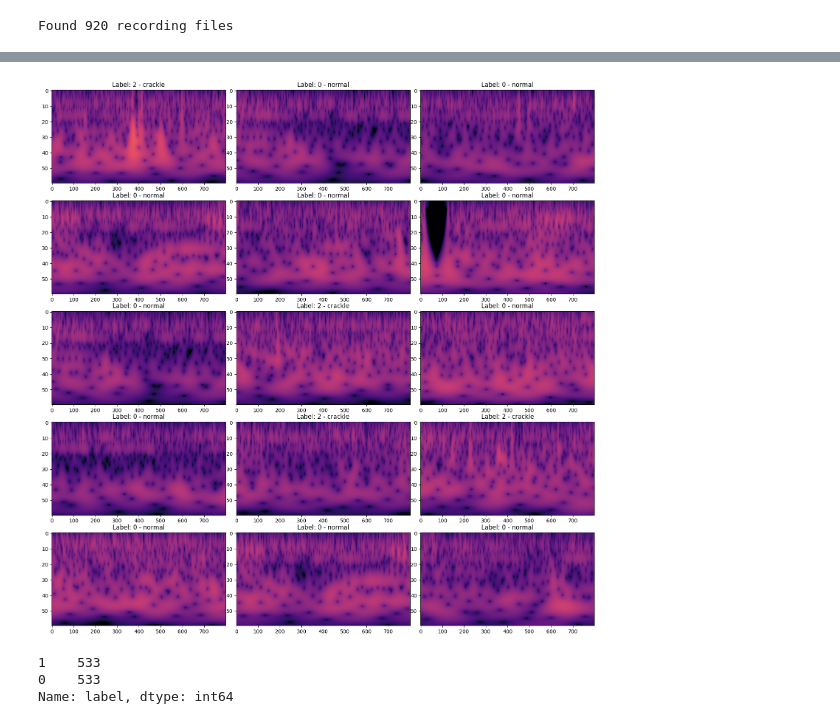
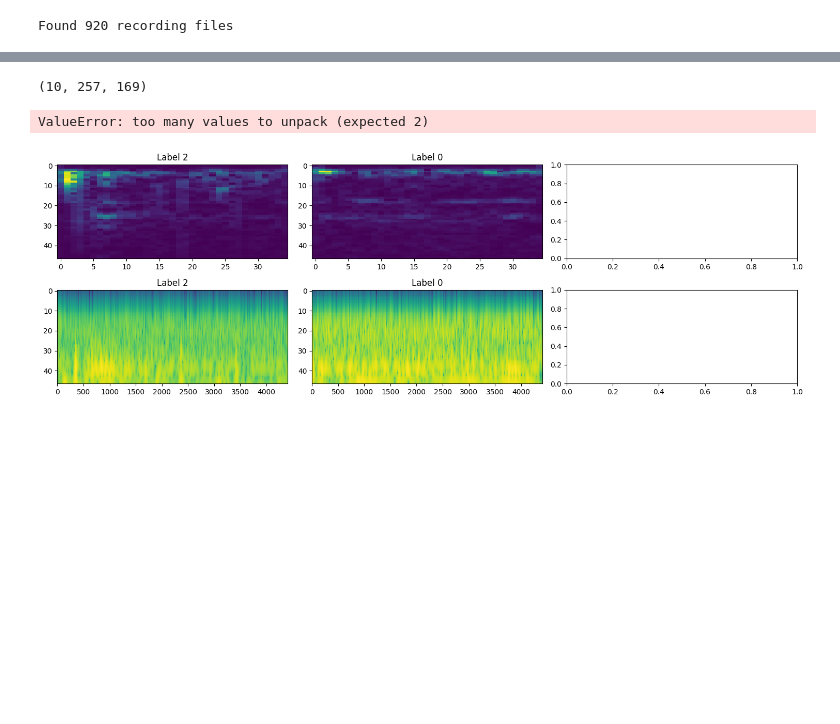
Before and after one commit to bastienorset-huma/respiratory_sound, a Jupyter notebook: src/respiratory_sound/1_check_time.ipynb, the cells around one changed output, grey strips where cells are left out. Drawn from its saved outputs; the diff is of its cells as text; code cells hidden in the pictures; blank space fills up the shorter version.

Commit message:
segmentation before STFT

```diff
--- a/src/respiratory_sound/1_check_time.ipynb
+++ b/src/respiratory_sound/1_check_time.ipynb
@@ -48,6 +48,0 @@ df_label = event_manager.segment_event_annotation(data_filtered,win_len=win_len,
-# %%
-print(df_label.label.value_counts())
-df_label = select_nsample_normal(df_label)
-epochs_,_ = epoching.get_epoching_from_label(data_feature,df_label,mean=mean)
-print(epochs_.shape)
-print(df_label.label.value_counts())
@@ -62,28 +48,0 @@ Name: label, dtype: int64
-# %%
-
-DB_RANGE = 100 # dynamic range to show in dB
-CMAP = 'magma'
-
-classes = {0:'normal',1:'wheeze',2:'crackle'}
-f,axes = plt.subplots(5,3,figsize=(15,15))
-axes = axes.flatten()
-for ax in axes:
-    index_classes_sample = df_label.sample().index[0]
-    label_ = df_label.label.loc[index_classes_sample]
-    try:
-        index_padding = np.where(epochs_[index_classes_sample,1,:]==0)[0][0]
-        ax.imshow(epochs_[index_classes_sample,:,:index_padding],cmap=CMAP, aspect='auto', norm=None, vmax=0, vmin=-DB_RANGE)
-    except:
-        ax.imshow(epochs_[index_classes_sample,:,:],cmap=CMAP, aspect='auto', norm=None, vmax=0, vmin=-DB_RANGE)
-    #ax.invert_yaxis()
-    ax.set_aspect("auto")
-    ax.set_title('Label: {} - {}'.format(label_, classes[label_]))
-f = plt.tight_layout(pad=0.1, w_pad=0.1, h_pad=0.1)
-# %% [output]
-[figure, removed]
-# %%
-df_label.label.value_counts()
-# %% [output]
-1    533
-0    533
-Name: label, dtype: int64
@@ -89,0 +57,44 @@ Name: label, dtype: int64
+# %%
+epochs_ = epoching.get_epoching_from_label_data(data_filtered,df_label,constant_values=0)
+X = np.abs(librosa.stft(y=epochs_,n_fft=n_fft))
+f = librosa.fft_frequencies(sr=data_filtered['fs'], n_fft=n_fft)
+index = np.where(f < 2000)[0]
+X_stft = X[:,index,:]
+print(X.shape)
+
+epochs_ = epoching.get_epoching_from_label_data(data_filtered,df_label,constant_values=0)
+X,f = processing.apply_wavelets_on_epochs(epochs_,data_filtered['fs'])
+index = np.where(f < 2000)[0]
+X_wv = X[:,index,:]
+print(X.shape)
+
+
+epochs_ = epoching.get_epoching_from_label_data(data_filtered4000,df_label4000,constant_values=0)
+X,f = processing.apply_wavelets_on_epochs(epochs_,data_filtered4000['fs'])
+index = np.where(f < 2000)[0]
+X_wv4 = X[:,index,:]
+print(X.shape)
+# %% [output]
+(10, 257, 169)
+ValueError: too many values to unpack (expected 2)
+# %%
+f,axes=plt.subplots(3,3,figsize=(15,5))
+for i,label in enumerate(df_label.label.unique()):
+    index = df_label[df_label.label==label].sample().index[0]
+    xx = X_stft[index,:]
+    axes[0,i].imshow(xx,interpolation='nearest', aspect='auto')
+    axes[0,i].set_title('Label {}'.format(label))
+
+    xx = X_wv[index,:]
+    xx = xx-xx.min()/(xx.max() - xx.min())
+    axes[1,i].imshow(xx,interpolation='nearest', aspect='auto')
+    axes[1,i].set_title('Label {}'.format(label))
+
+
+    xx = X_wv4[index,:]
+    xx = xx-xx.min()/(xx.max() - xx.min())
+    axes[1,i].imshow(xx,interpolation='nearest', aspect='auto')
+    axes[1,i].set_title('Label {}'.format(label))
+plt.tight_layout()
+# %% [output]
+[figure, added]
```
Also changed, not shown: parts of 5 cells of this notebook, 15 other files.
